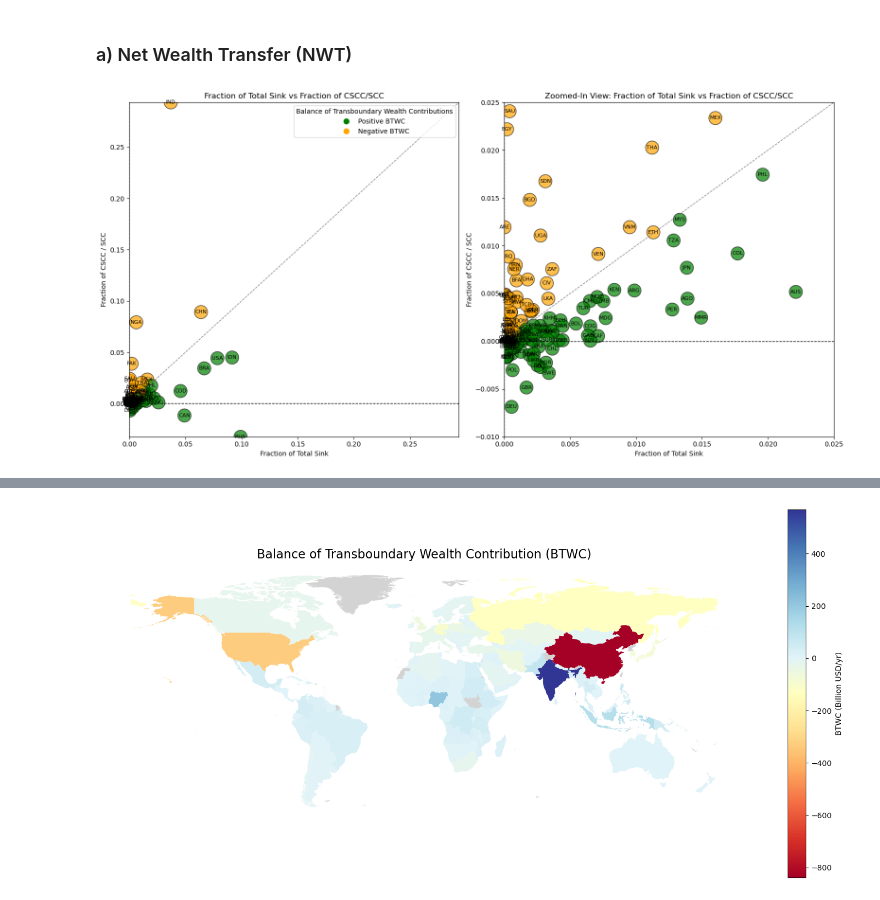
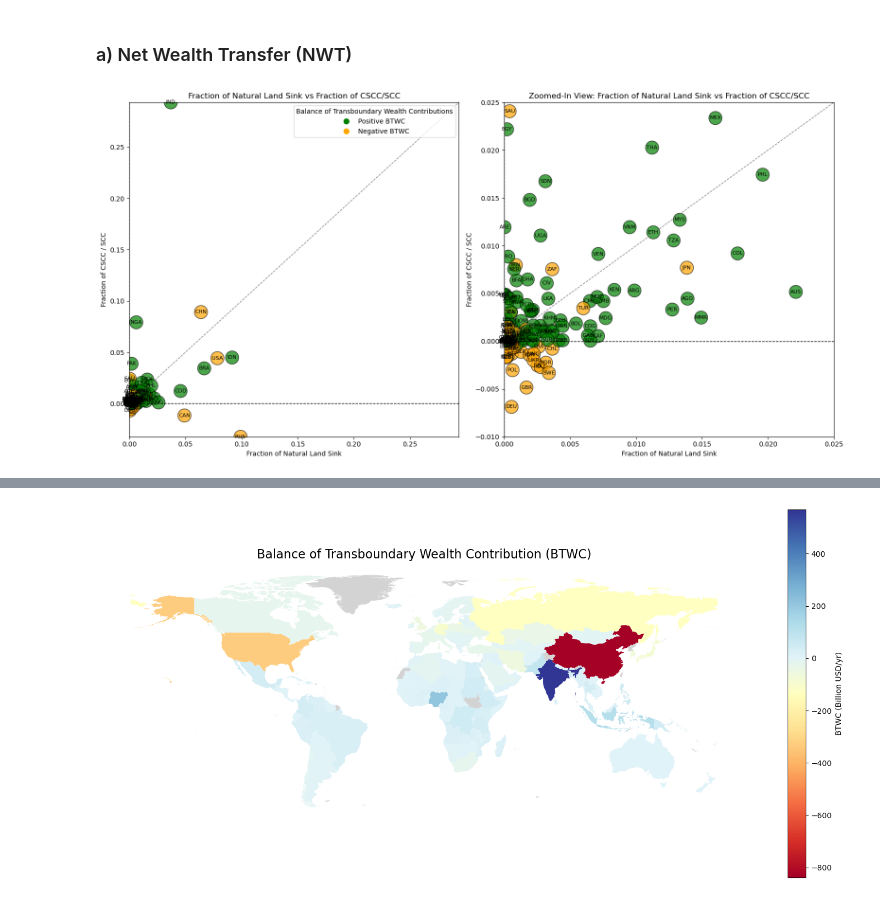
Before and after one commit to isaldiviagonzatti/landCSinkWealth, a Jupyter notebook: code/main.ipynb, the cells around one changed output, grey strips where cells are left out. Drawn from its saved outputs; the diff is of its cells as text; code cells hidden in the pictures.

```diff
--- a/code/main.ipynb
+++ b/code/main.ipynb
@@ -1661,7 +1653,7 @@ plot_df["Bubble_Size"] = fixed_bubble_size
 
 # Define colors based on NWT
 plot_df["Color"] = np.where(
-    plot_df["SLAND_BTWC"] > 0, "green", "orange"
+    plot_df["F_abc_BTWC"] > 0, "green", "orange"
 )  # Green for positive, orange for negative
 
 # Define zoomed range
@@ -1713,9 +1705,9 @@ axs[0].plot(
 # Formatting main plot
 axs[0].set_xlim(0, max_value_main)  # Adjust X-axis to fit the data
 axs[0].set_ylim(plot_df["CSCC_Fraction"].min(), plot_df["CSCC_Fraction"].max())
-axs[0].set_xlabel("Fraction of Total Sink")
+axs[0].set_xlabel("Fraction of Natural Land Sink")
 axs[0].set_ylabel("Fraction of CSCC / SCC")
-axs[0].set_title("Fraction of Total Sink vs Fraction of CSCC/SCC")
+axs[0].set_title("Fraction of Natural Land Sink vs Fraction of CSCC/SCC")
 axs[0].axhline(
     0, color="black", linestyle="--", linewidth=1
 )  # Horizontal reference line
@@ -1767,36 +1759,38 @@ for _, row in zoom_df.iterrows():
         ha="center",
         va="center",
     )
 
 # Add a 45° dashed line to the zoomed-in plot
 max_value_zoom = max(zoom_x_max, zoom_y_max)
 axs[1].plot(
     [0, max_value_zoom],
     [0, max_value_zoom],
     linestyle="--",
     color="gray",
     linewidth=1,
     label="45° Line",
 )
 
 # Formatting zoomed-in plot
 axs[1].set_xlim(zoom_x_min, zoom_x_max)
 axs[1].set_ylim(zoom_y_min, zoom_y_max)
-axs[1].set_xlabel("Fraction of Total Sink")
+axs[1].set_xlabel("Fraction of Natural Land Sink")
 axs[1].set_ylabel("Fraction of CSCC / SCC")
-axs[1].set_title("Zoomed-In View: Fraction of Total Sink vs Fraction of CSCC/SCC")
+axs[1].set_title(
+    "Zoomed-In View: Fraction of Natural Land Sink vs Fraction of CSCC/SCC"
+)
 axs[1].axhline(
     0, color="black", linestyle="--", linewidth=1
 )  # Horizontal reference line
 axs[1].axvline(0, color="black", linestyle="--", linewidth=1)  # Vertical reference line
 
 # Adjust layout and show
 plt.tight_layout()
 # Save the plot as JPG
 plt.savefig(imgDir + "bubble_plot_side_by_side.jpg", format="jpg")
 plt.show()
 # %% [output]
-[figure, old version]
+[figure, new version]
 # %%
 # Flux descriptions (dictionary)
 flux_descriptions = {
```
Also changed, not shown: parts of 4 cells of this notebook, 8 other files.
